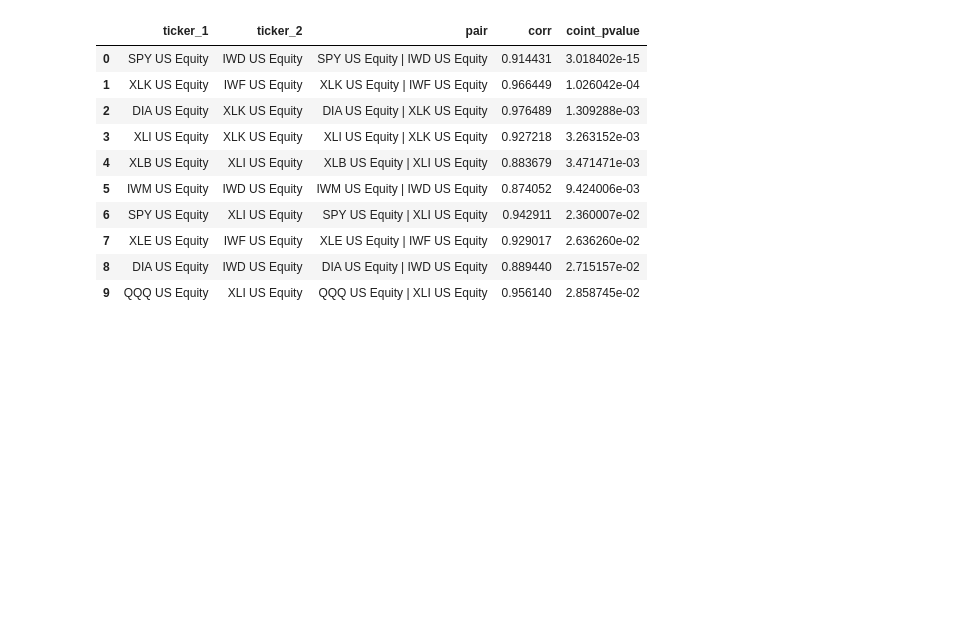
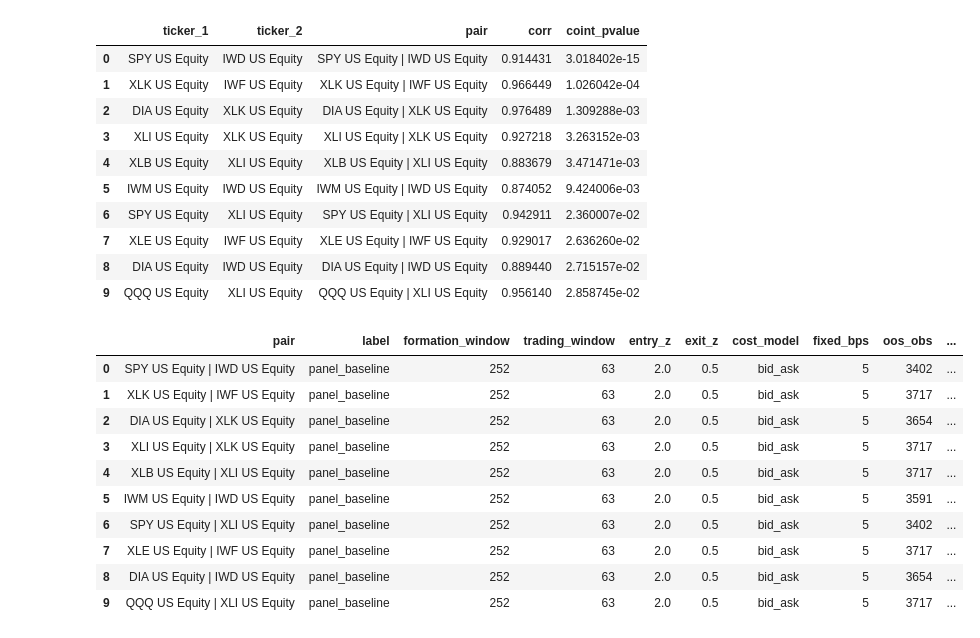
Before and after one commit to jen-dan/pairs-trading, a Jupyter notebook: notebooks/01_data_cleaning.ipynb, the cells around one changed output. Cells and saved outputs as stored; diff of their text form; code cells hidden in the pictures; blank space fills up the shorter version.

```diff
--- a/notebooks/01_data_cleaning.ipynb
+++ b/notebooks/01_data_cleaning.ipynb
@@ -1441,3 +1441,77 @@ candidate_pairs
 | 7 | XLE US Equity | IWF US Equity | XLE US Equity | IWF US Equity | 0.929017 | 2.636260e-02 |
 | 8 | DIA US Equity | IWD US Equity | DIA US Equity | IWD US Equity | 0.889440 | 2.715157e-02 |
 | 9 | QQQ US Equity | XLI US Equity | QQQ US Equity | XLI US Equity | 0.956140 | 2.858745e-02 |
+# %%
+panel_runs = []
+panel_trade_logs = []
+panel_window_diagnostics = []
+
+for _, row in candidate_pairs.iterrows():
+    t1 = row["ticker_1"]
+    t2 = row["ticker_2"]
+    pair_name = row["pair"]
+
+    try:
+        pair_panel_tmp = prepare_pair_panel(
+            t1,
+            t2,
+            price_panel=all_mid,
+            cost_panel=all_half_spread
+        )
+
+        run_tmp = run_walkforward_pair(
+            pair_panel=pair_panel_tmp,
+            pair_t1=t1,
+            pair_t2=t2,
+            formation_window=252,
+            trading_window=63,
+            entry_z=2.0,
+            exit_z=0.5,
+            cost_model="bid_ask",
+            fixed_bps=5,
+            label="panel_baseline"
+        )
+
+        summary_row = run_tmp["summary"].copy()
+        summary_row["screen_corr"] = row["corr"]
+        summary_row["screen_coint_pvalue"] = row["coint_pvalue"]
+
+        panel_runs.append(summary_row)
+
+        trade_log_tmp = run_tmp["trade_log"].copy()
+        if not trade_log_tmp.empty:
+            trade_log_tmp["pair"] = pair_name
+            panel_trade_logs.append(trade_log_tmp)
+
+        diag_tmp = run_tmp["window_diagnostics"].copy()
+        if not diag_tmp.empty:
+            diag_tmp["pair"] = pair_name
+            panel_window_diagnostics.append(diag_tmp)
+
+    except Exception as e:
+        panel_runs.append({
+            "pair": pair_name,
+            "label": "panel_baseline",
+            "formation_window": 252,
+            "trading_window": 63,
+            "entry_z": 2.0,
+            "exit_z": 0.5,
+            "cost_model": "bid_ask",
+            "fixed_bps": 5,
+            "run_error": str(e)
+        })
+
+panel_summary_raw = pd.DataFrame(panel_runs)
+panel_summary_raw.head(10)
+# %% [output]
+|  | pair | label | formation_window | trading_window | entry_z | exit_z | cost_model | fixed_bps | oos_obs | ... |
+| 0 | SPY US Equity | IWD US Equity | panel_baseline | 252 | 63 | 2.0 | 0.5 | bid_ask | 5 | 3402 | ... |
+| 1 | XLK US Equity | IWF US Equity | panel_baseline | 252 | 63 | 2.0 | 0.5 | bid_ask | 5 | 3717 | ... |
+| 2 | DIA US Equity | XLK US Equity | panel_baseline | 252 | 63 | 2.0 | 0.5 | bid_ask | 5 | 3654 | ... |
+| 3 | XLI US Equity | XLK US Equity | panel_baseline | 252 | 63 | 2.0 | 0.5 | bid_ask | 5 | 3717 | ... |
+| 4 | XLB US Equity | XLI US Equity | panel_baseline | 252 | 63 | 2.0 | 0.5 | bid_ask | 5 | 3717 | ... |
+| 5 | IWM US Equity | IWD US Equity | panel_baseline | 252 | 63 | 2.0 | 0.5 | bid_ask | 5 | 3591 | ... |
+| 6 | SPY US Equity | XLI US Equity | panel_baseline | 252 | 63 | 2.0 | 0.5 | bid_ask | 5 | 3402 | ... |
+| 7 | XLE US Equity | IWF US Equity | panel_baseline | 252 | 63 | 2.0 | 0.5 | bid_ask | 5 | 3717 | ... |
+| 8 | DIA US Equity | IWD US Equity | panel_baseline | 252 | 63 | 2.0 | 0.5 | bid_ask | 5 | 3654 | ... |
+| 9 | QQQ US Equity | XLI US Equity | panel_baseline | 252 | 63 | 2.0 | 0.5 | bid_ask | 5 | 3717 | ... |
```
Also changed, not shown: parts of 8 cells of this notebook.
